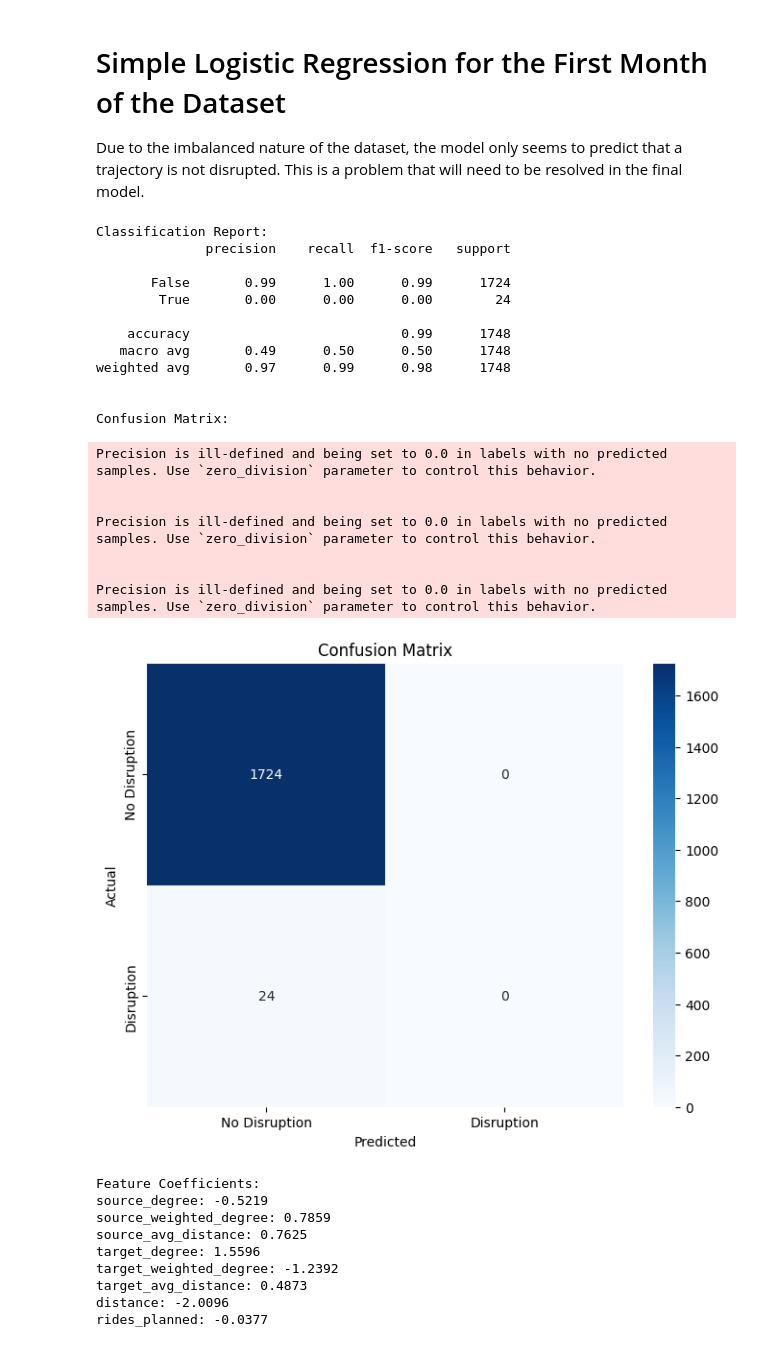
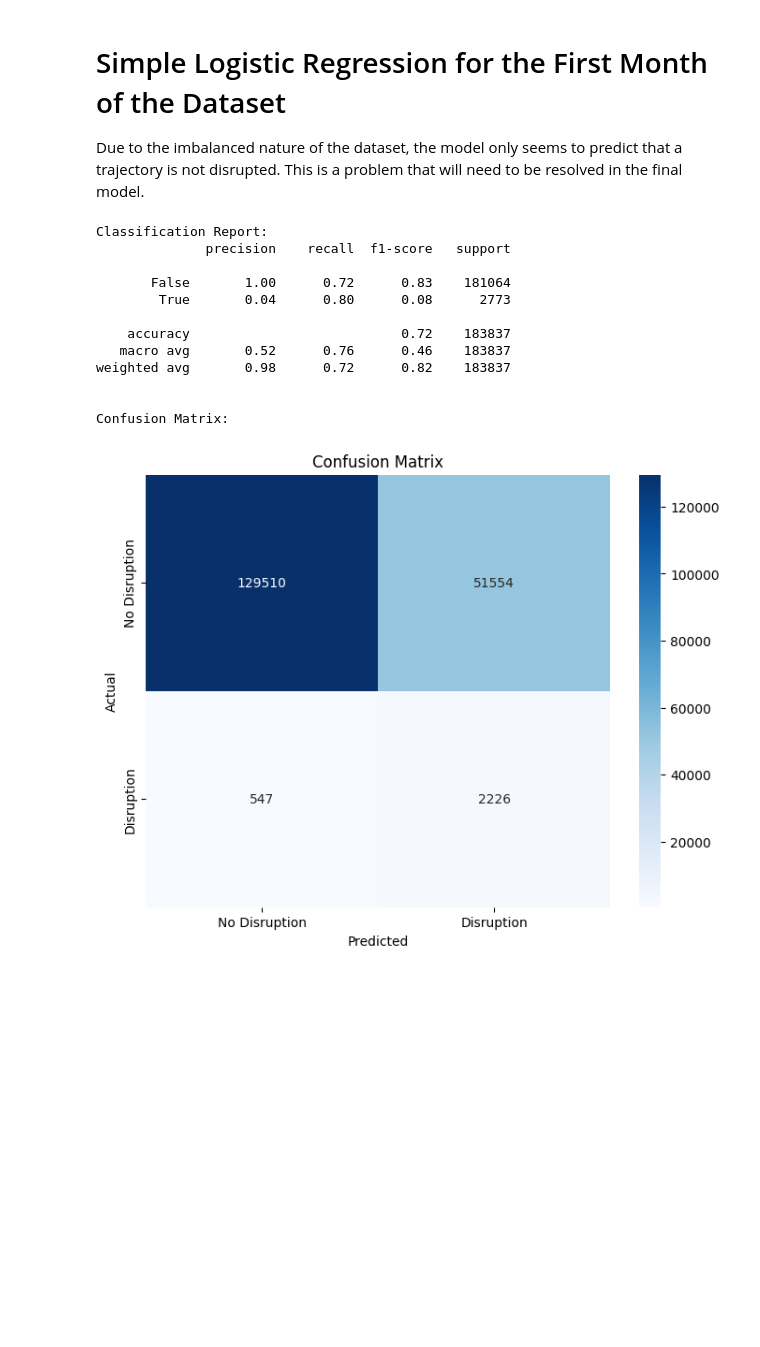
Before and after one commit to Brebber/Thesis, a Jupyter notebook: MSc-Thesis-Brent/NS-Disruptions-2025/exploratory-data-analysis/Exploratory Data Analysis.ipynb, the cells around one changed output. Cells and saved outputs as stored; diff of their text form; code cells hidden in the pictures; blank space fills up the shorter version.

```diff
--- a/MSc-Thesis-Brent/NS-Disruptions-2025/exploratory-data-analysis/Exploratory Data Analysis.ipynb
+++ b/MSc-Thesis-Brent/NS-Disruptions-2025/exploratory-data-analysis/Exploratory Data Analysis.ipynb
@@ -495,0 +563,9 @@ Leeuwarden: {'degree': 5, 'weighted_degree': 49, 'avg_distance': 164.8}
+# %%
+# Visualize for a specific date (example)
+example_date = unique_dates[0]
+visualize_graph(example_date, daily_graphs[example_date])
+
+# Print features for first date as example
+print(f"Node features for {example_date}:")
+for edge, features in daily_edge_features[example_date].items():
+    print(f"{edge}: {features}")
@@ -499,10 +593,8 @@ Leeuwarden: {'degree': 5, 'weighted_degree': 49, 'avg_distance': 164.8}
 # Simple Logistic Regression for the First Month of the Dataset
 Due to the imbalanced nature of the dataset, the model only seems to predict that a trajectory is not disrupted. This is a problem that will need to be resolved in the final model.
 # %%
-# Assuming disruptions_df and daily_features are available from previous code
-# Filter first month (assuming dates are in 2025)
 start_date = pd.to_datetime('2019-01-01')
-end_date = pd.to_datetime('2019-01-31')
+end_date = pd.to_datetime('2024-12-31')
 first_month_df = disruptions_df[
     (disruptions_df['Date'] >= start_date) &
     (disruptions_df['Date'] <= end_date)
@@ -516,13 +608,13 @@ target = []
 for date in first_month_dates:
     daily_df = first_month_df[first_month_df['Date'].dt.date == date]
     features = daily_features[date]
+    edge_features = daily_edge_features[date]
 
     # For each source-target pair in the daily data
     for _, row in daily_df.iterrows():
         source = row['source']
         destination = row['target']
-        disrupted = row['Disrupted']  # Assuming this column exists
-
+        disrupted = row['Disrupted']
         # Combine features from source and target nodes
         combined_features = [
             features[source]['degree'],
@@ -531,9 +623,16 @@ for date in first_month_dates:
             features[destination]['degree'],
             features[destination]['weighted_degree'],
             features[destination]['avg_distance'],
-            row['distance'],  # Add edge distance as a feature
-            row['Rides planned']  # Add rides planned as a feature
+            edge_features[(source, destination)]['common_neighbors'],
+            edge_features[(source, destination)]['jaccard_coefficient'],
+            edge_features[(source, destination)]['preferential_attachment'],
+            edge_features[(source, destination)]['adamic_adar_index'],
+            edge_features[(source, destination)]['resource_allocation_index'],
+            edge_features[(source, destination)]['weight'],
+            edge_features[(source, destination)]['distance']
         ]
+        # Replace NaN values in combined_features with 0
+        combined_features = [0 if pd.isna(value) else value for value in combined_features]
 
         feature_data.append(combined_features)
         target.append(disrupted)
@@ -544,68 +643,42 @@ y = np.array(target)
 
 # Split into training and test sets
 X_train, X_test, y_train, y_test = train_test_split(
-    X, y, test_size=0.2, random_state=42
+    X, y, test_size=0.3, random_state=42
 )
 
 # Scale the features
 scaler = StandardScaler()
 X_train_scaled = scaler.fit_transform(X_train)
 X_test_scaled = scaler.transform(X_test)
 
 # Train logistic regression classifier
-classifier = LogisticRegression(random_state=42)
+classifier = LogisticRegression(random_state=42, class_weight='balanced')
 classifier.fit(X_train_scaled, y_train)
 
 # Evaluate the model
 y_pred = classifier.predict(X_test_scaled)
 print("Classification Report:")
 print(classification_report(y_test, y_pred))
 print("\nConfusion Matrix:")
 # Plot the confusion matrix
 cm = confusion_matrix(y_test, y_pred)
 plt.figure(figsize=(8, 6))
 sns.heatmap(cm, annot=True, fmt='d', cmap='Blues', xticklabels=['No Disruption', 'Disruption'], yticklabels=['No Disruption', 'Disruption'])
 plt.xlabel('Predicted')
 plt.ylabel('Actual')
 plt.title('Confusion Matrix')
 plt.show()
-
-# Feature importance (coefficients)
-feature_names = [
-    'source_degree', 'source_weighted_degree', 'source_avg_distance',
-    'target_degree', 'target_weighted_degree', 'target_avg_distance',
-    'distance', 'rides_planned'
-]
-print("Feature Coefficients:")
-for name, coef in zip(feature_names, classifier.coef_[0]):
-    print(f"{name}: {coef:.4f}")
 # %% [output]
 Classification Report:
               precision    recall  f1-score   support
 
-       False       0.99      1.00      0.99      1724
-        True       0.00      0.00      0.00        24
+       False       1.00      0.72      0.83    181064
+        True       0.04      0.80      0.08      2773
 
-    accuracy                           0.99      1748
-   macro avg       0.49      0.50      0.50      1748
-weighted avg       0.97      0.99      0.98      1748
+    accuracy                           0.72    183837
+   macro avg       0.52      0.76      0.46    183837
+weighted avg       0.98      0.72      0.82    183837
 
 
 Confusion Matrix:
-Precision is ill-defined and being set to 0.0 in labels with no predicted samples. Use `zero_division` parameter to control this behavior.
-
-
-Precision is ill-defined and being set to 0.0 in labels with no predicted samples. Use `zero_division` parameter to control this behavior.
-
-
-Precision is ill-defined and being set to 0.0 in labels with no predicted samples. Use `zero_division` parameter to control this behavior.
-[figure, old version]
+[figure, new version]
-Feature Coefficients:
-source_degree: -0.5219
-source_weighted_degree: 0.7859
-source_avg_distance: 0.7625
-target_degree: 1.5596
-target_weighted_degree: -1.2392
-target_avg_distance: 0.4873
-distance: -2.0096
-rides_planned: -0.0377
```
Also changed, not shown: parts of 14 cells of this notebook, 2 other files.
